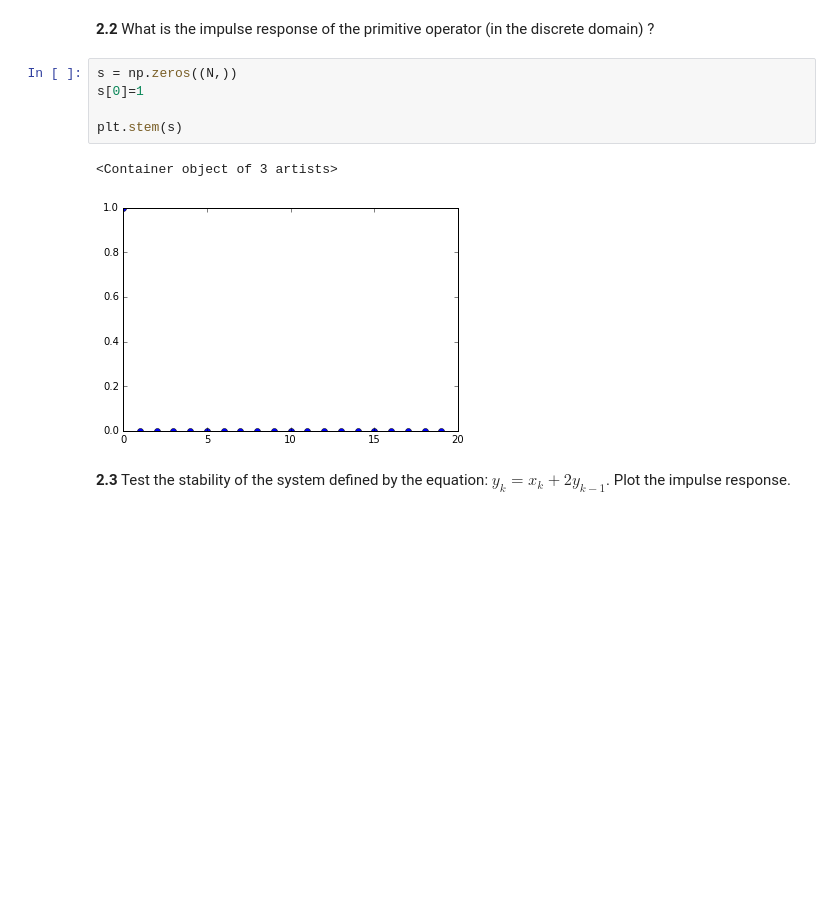
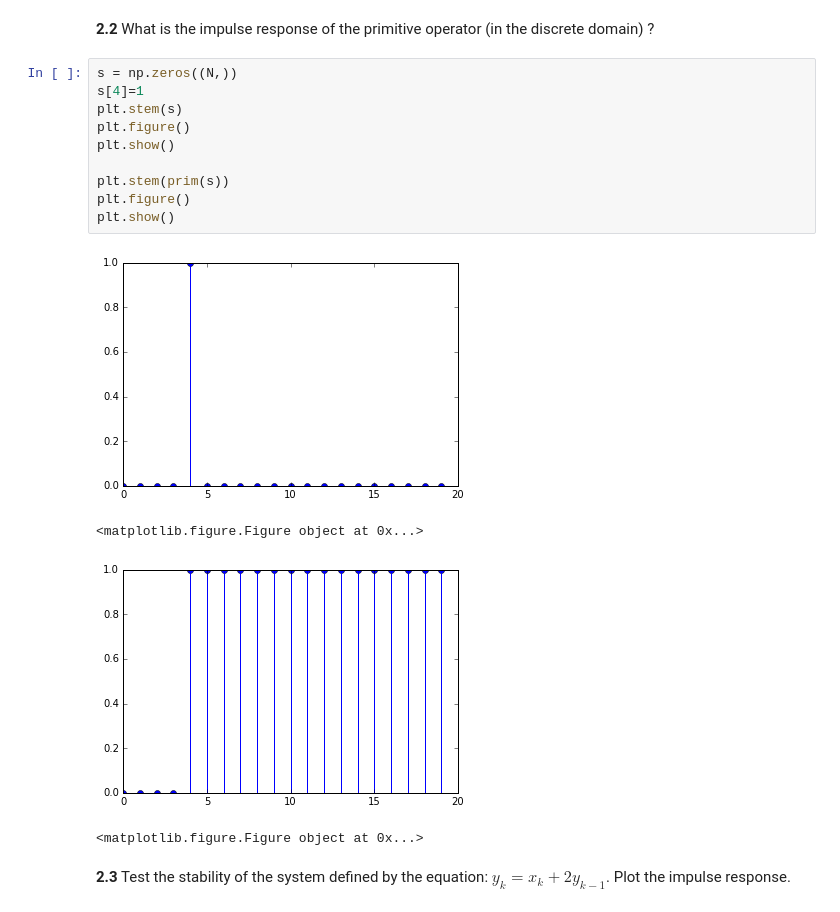
Before and after one commit to ctmengdi/DSP-TP-1617, a Jupyter notebook: Lab2/python/Lab2.ipynb, the cells around one changed output. Drawn from its saved outputs; the diff is of its cells as text; blank space fills up the shorter version.

```diff
--- a/Lab2/python/Lab2.ipynb
+++ b/Lab2/python/Lab2.ipynb
@@ -110,11 +122,18 @@ plt.show()
 **2.2** What is the impulse response of the primitive operator (in the discrete domain) ?
 # %%
 s = np.zeros((N,))
-s[0]=1
+s[4]=1
+plt.stem(s)
+plt.figure()
+plt.show()
 
-plt.stem(s)
+plt.stem(prim(s))
+plt.figure()
+plt.show()
 # %% [output]
+[figure, new version]
-<Container object of 3 artists>
+<matplotlib.figure.Figure object at 0x...>
-[figure, old version]
+[figure, added]
+<matplotlib.figure.Figure object at 0x...>
 # %% [markdown]
 **2.3** Test the stability of the system defined by the equation: $y_k=x_k+2y_{k-1}$. Plot the impulse response.
```
Also changed, not shown: parts of 11 cells of this notebook.
